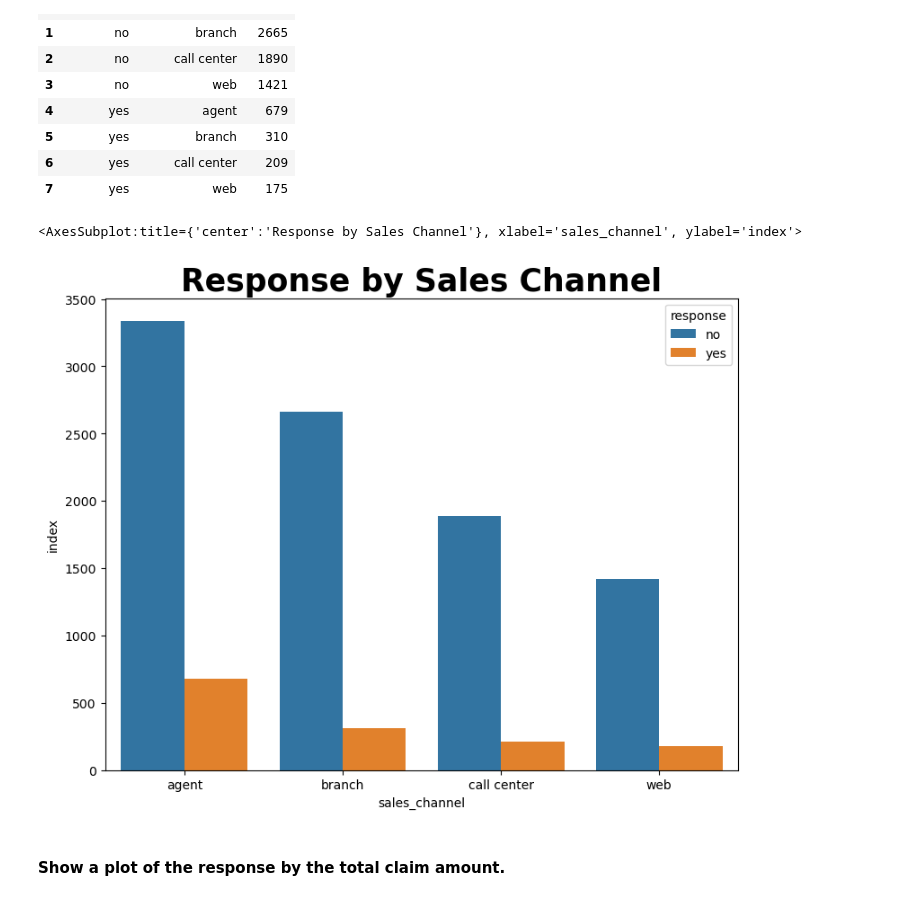
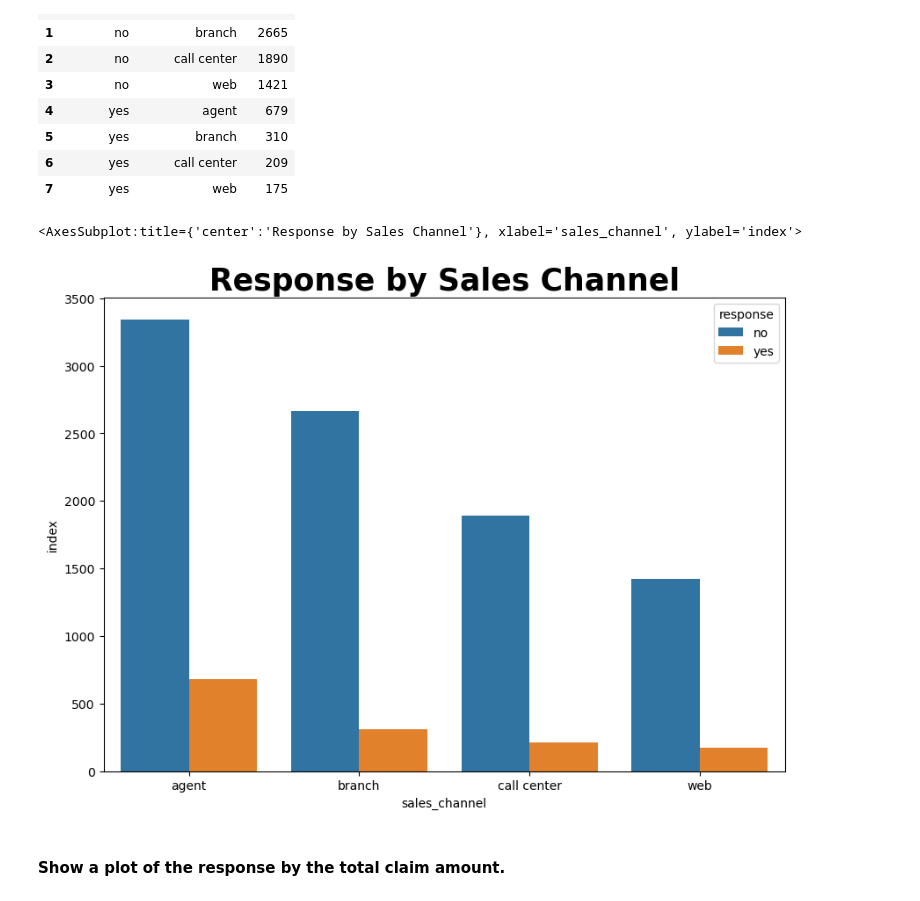
Before and after one commit to FredNurn/IronHack_DataLab_Frederik, a Jupyter notebook: Week 2/Customer_Analysis_Case_Study/CustomerAnalysis2.ipynb, the cells around one changed output. Drawn from its saved outputs; the diff is of its cells as text; code cells hidden in the pictures.

```diff
--- a/Week 2/Customer_Analysis_Case_Study/CustomerAnalysis2.ipynb
+++ b/Week 2/Customer_Analysis_Case_Study/CustomerAnalysis2.ipynb
@@ -271,13 +271,13 @@ response_channel
 | 6 | yes | call center | 209 |
 | 7 | yes | web | 175 |
 # %%
-plt.figure(figsize=(20,15))
+plt.figure(figsize=(10,7))
 plt.title('Response by Sales Channel', size='25', fontweight='bold')
 
 sns.barplot(x = response_channel['sales_channel'],y = response_channel['index'], hue = response_channel['response'])
 # %% [output]
 <AxesSubplot:title={'center':'Response by Sales Channel'}, xlabel='sales_channel', ylabel='index'>
-[figure, old version]
+[figure, new version]
 # %% [markdown]
 **<br>Show a plot of the response by the total claim amount.<br>**
 # %%
```
Also changed, not shown: parts of 4 cells of this notebook, 1 other file.
